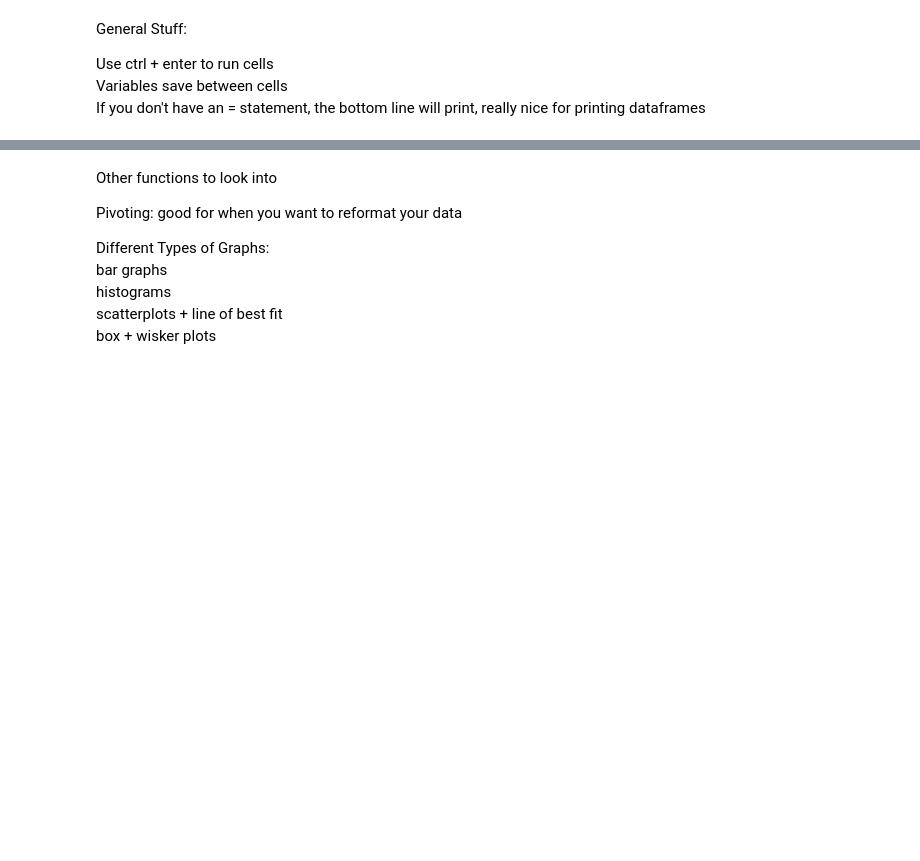
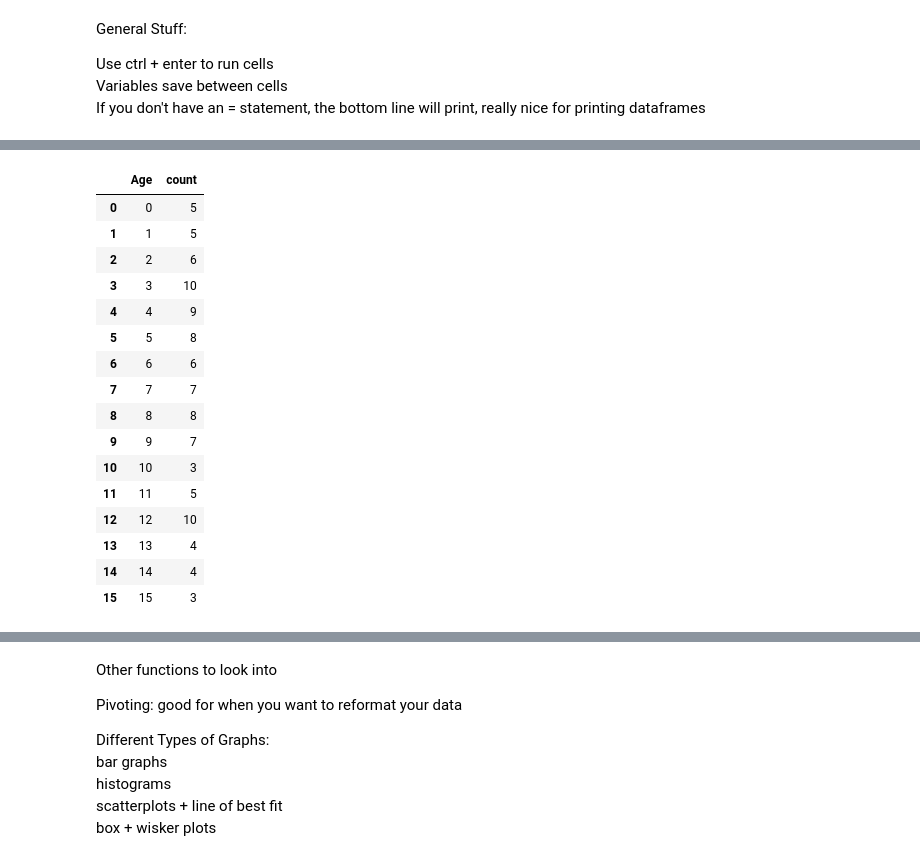
Before and after one commit to brhys1/spotify_project, a Jupyter notebook: python_learning.ipynb, the cells around one changed output, grey strips where cells are left out. Cells and saved outputs as stored; diff of their text form; code cells hidden in the pictures; blank space fills up the shorter version.

```diff
--- a/python_learning.ipynb
+++ b/python_learning.ipynb
@@ -55,3 +134,28 @@ pets_df['Age'].value_counts().sort_index().reset_index()
+# %%
+#understanding the data
+#we can just look at the data with something like
+pets_df['Age'].value_counts() # gives counts of pet ages by most to least values
+pets_df['Age'].value_counts().sort_index() # gives counts of pet ages by ages ascending
+pets_df['Age'].value_counts().sort_index().reset_index()
+# sorts rows based on index labels, then resets the index --> index is now a column and creates a new default integer index
+# %% [output]
+|  | Age | count |
+| 0 | 0 | 5 |
+| 1 | 1 | 5 |
+| 2 | 2 | 6 |
+| 3 | 3 | 10 |
+| 4 | 4 | 9 |
+| 5 | 5 | 8 |
+| 6 | 6 | 6 |
+| 7 | 7 | 7 |
+| 8 | 8 | 8 |
+| 9 | 9 | 7 |
+| 10 | 10 | 3 |
+| 11 | 11 | 5 |
+| 12 | 12 | 10 |
+| 13 | 13 | 4 |
+| 14 | 14 | 4 |
+| 15 | 15 | 3 |
 # %%
 #or we can make simple graphs to view distribution better
 import plotly.express as px
```
Also changed, not shown: parts of 16 cells of this notebook.
